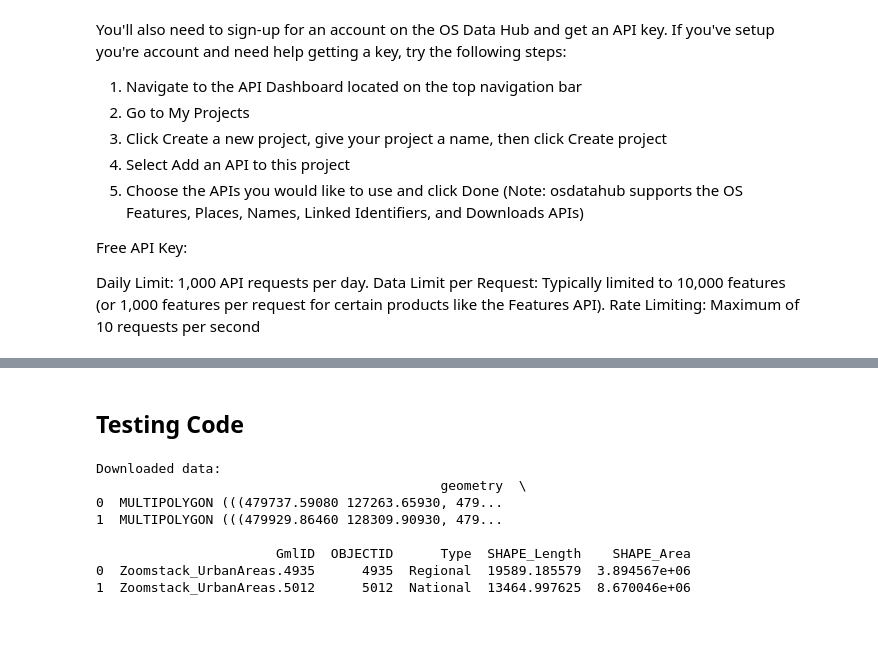
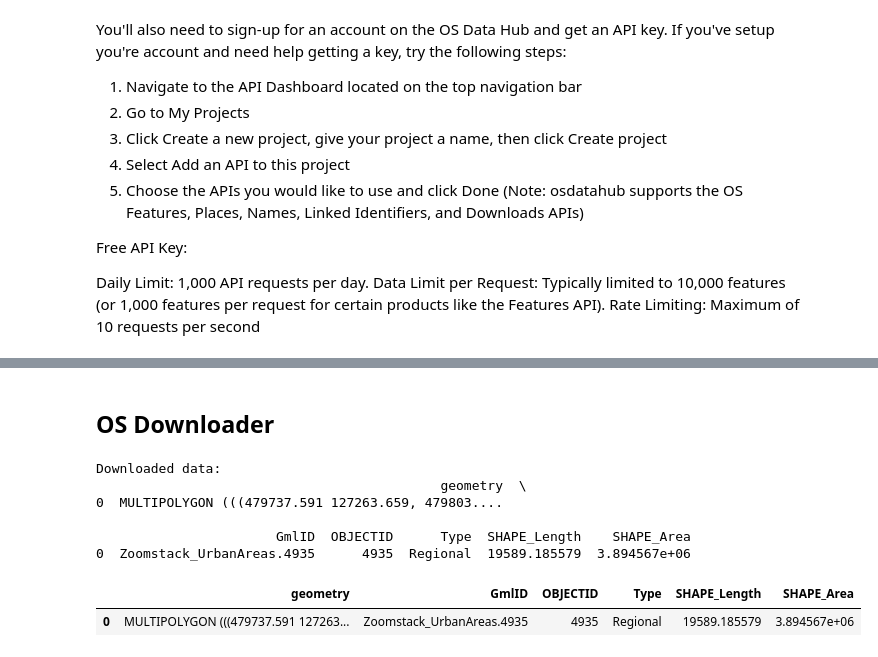
Before and after one commit to maps-as-data/MapReader, a Jupyter notebook: testing_notebooks/geospatial-masking.ipynb, the cells around one changed output, grey strips where cells are left out. Cells and saved outputs as stored; diff of their text form; code cells hidden in the pictures; blank space fills up the shorter version.

```diff
--- a/testing_notebooks/geospatial-masking.ipynb
+++ b/testing_notebooks/geospatial-masking.ipynb
@@ -39,2 +152,4 @@ import pandas as pd
+# %% [markdown]
+## OS Downloader
 # %%
 class OSDataDownloader:
@@ -179,20 +313,18 @@ class OSDataDownloader:
             )
 
         return gdf
-# %% [markdown]
-## Testing Code
 # %%
 # Initialize downloader
 downloader = OSDataDownloader(
     api_key="oX1WR2nDOAzhICIRNQWhAhBP2mtQp8I8",
-    metadata_csv="./data/6_inch_png/metadata.csv",
 )
 
-# Query and download data
+# Query and download data for a specific TIFF
+tiff_path = "./data/6_inch_png/map_101433939.tif"
 gdf = downloader.download_os_data(
-    png_name="map_101433939.png",  # this png has data
-    # png_name="map_101433990.png",  # this png has no data
+    tiff_path=tiff_path,
     product_name="zoomstack_urban_areas",
+    type_filter="Regional",
     output_file="./built_up_areas.geojson",
 )
 
@@ -204,9 +336,13 @@ else:
 # %% [output]
 Downloaded data:
                                             geometry  \
-0  MULTIPOLYGON (((479737.59080 127263.65930, 479...
-1  MULTIPOLYGON (((479929.86460 128309.90930, 479...
+0  MULTIPOLYGON (((479737.591 127263.659, 479803....
 
                        GmlID  OBJECTID      Type  SHAPE_Length    SHAPE_Area
 0  Zoomstack_UrbanAreas.4935      4935  Regional  19589.185579  3.894567e+06
-1  Zoomstack_UrbanAreas.5012      5012  National  13464.997625  8.670046e+06
+# %%
+# check
+gdf.head(15)
+# %% [output]
+|  | geometry | GmlID | OBJECTID | Type | SHAPE_Length | SHAPE_Area |
+| 0 | MULTIPOLYGON (((479737.591 127263... | Zoomstack_UrbanAreas.4935 | 4935 | Regional | 19589.185579 | 3.894567e+06 |
```
Also changed, not shown: parts of 20 cells of this notebook.
